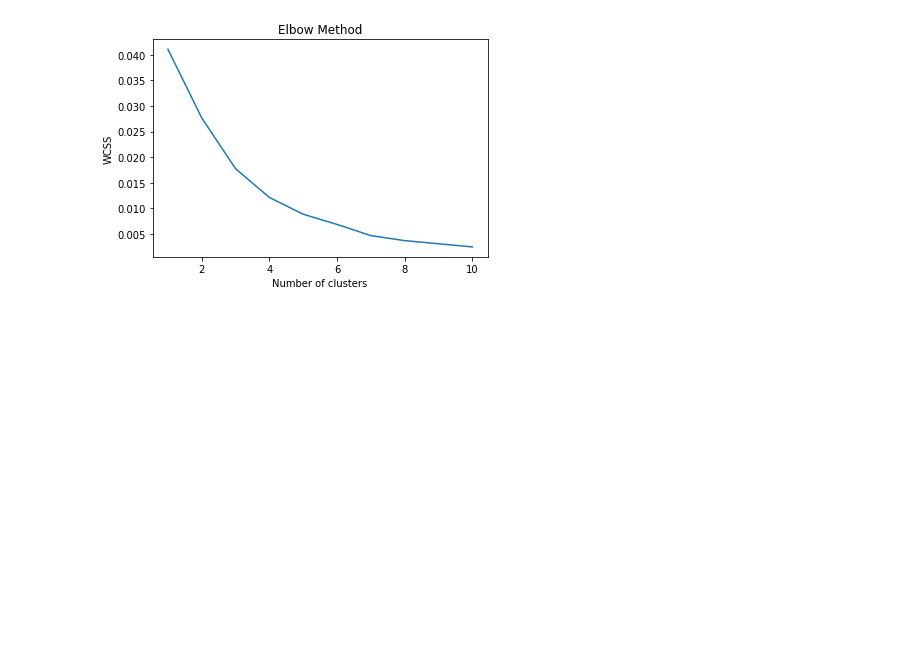
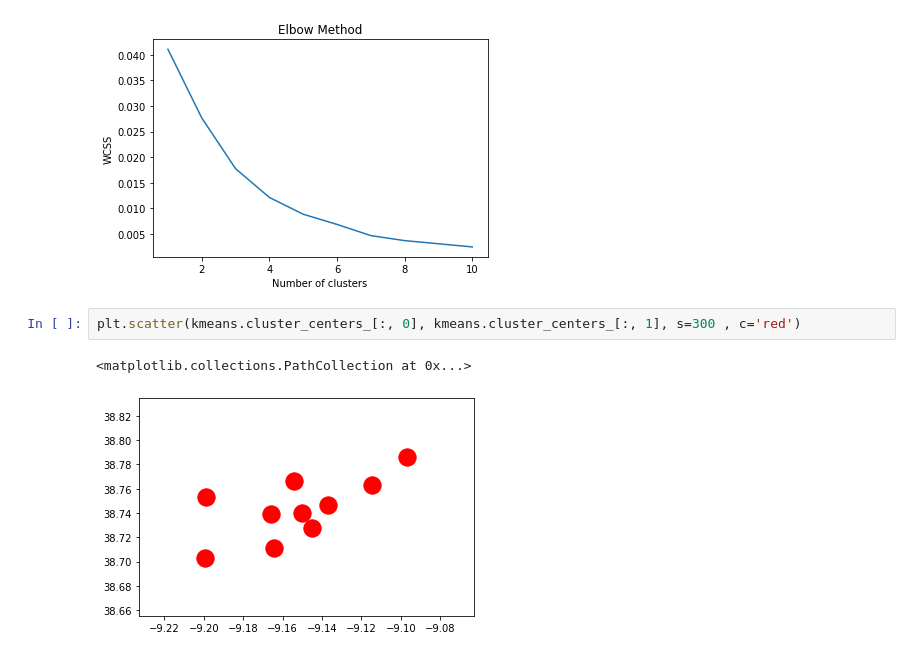
Before and after one commit to Andreia14Albino/labs, a Jupyter notebook: lab10.ipynb, the cells around one changed output. Saved outputs shown, nothing was run; the diff lists cells and outputs as text; blank space fills up the shorter version.

```diff
--- a/lab10.ipynb
+++ b/lab10.ipynb
@@ -90,3 +90,8 @@ plt.ylabel('WCSS')
 plt.show()
 # %% [output]
 [figure]
+# %%
+plt.scatter(kmeans.cluster_centers_[:, 0], kmeans.cluster_centers_[:, 1], s=300 , c='red')
+# %% [output]
+<matplotlib.collections.PathCollection at 0x...>
+[figure, added]
```
Also changed, not shown: 1 other file.
